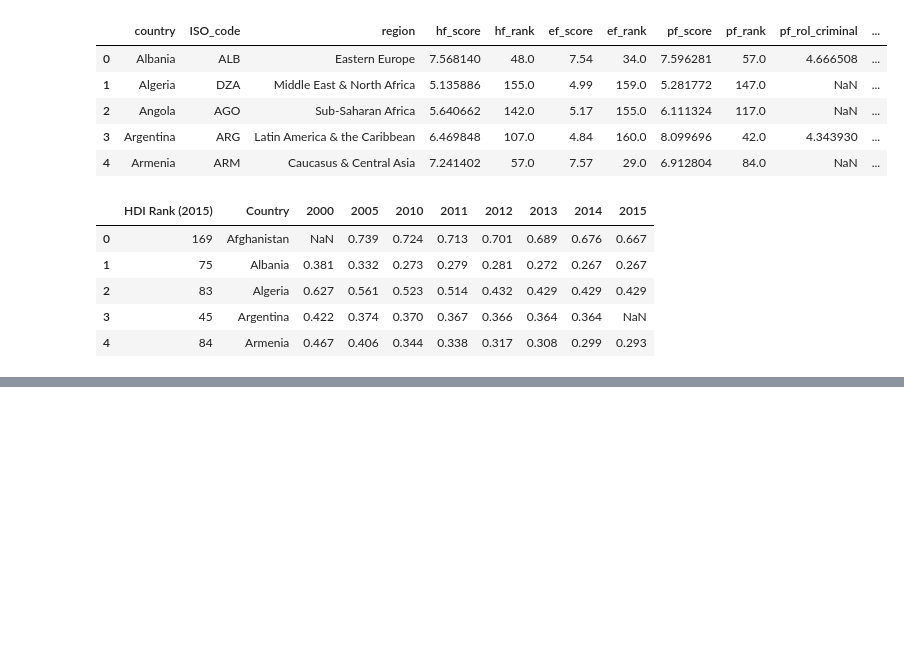
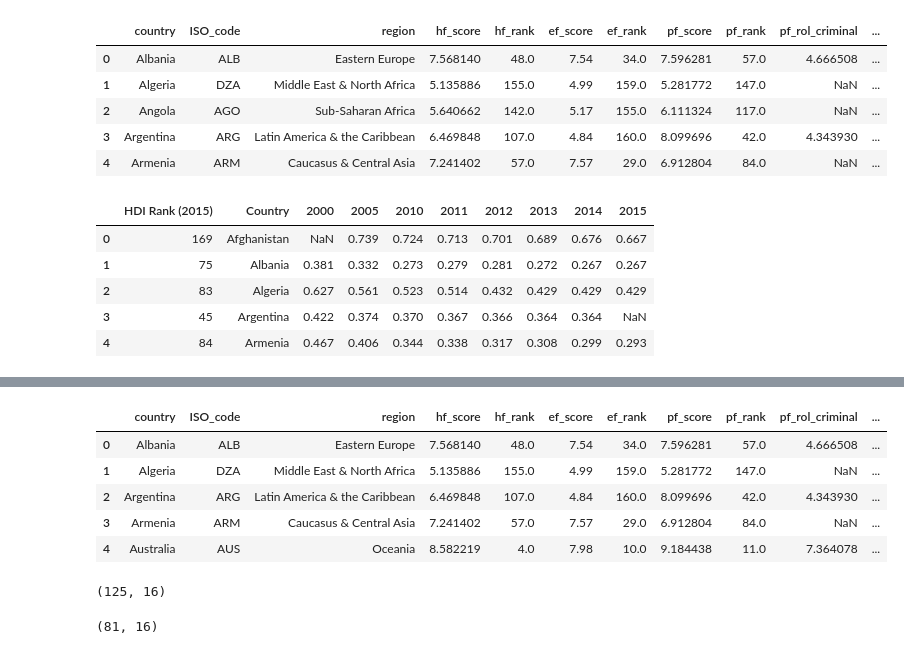
Before and after one commit to danagong/info3300-project1, a Jupyter notebook: datacleaning.ipynb, the cells around one changed output, grey strips where cells are left out. Drawn from its saved outputs; the diff is of its cells as text; code cells hidden in the pictures; blank space fills up the shorter version.

Commit message:
data cleaning

```diff
--- a/datacleaning.ipynb
+++ b/datacleaning.ipynb
@@ -55,0 +63,4 @@ gii.head()
+# %%
+# data from https://data.worldbank.org/indicator/SP.POP.TOTL
+pop = pd.read_csv('population.csv')
+pop.head()
@@ -55,0 +75,4 @@ gii.head()
+# %%
+pop = pop.rename(columns={'Country Name':'country', '2021':'2021_pop'})
+pop = pop[['country','2021_pop']]
+pop.head()
@@ -55,0 +86,21 @@ gii.head()
+# %%
+final = hfi.merge(gii, left_on='country', right_on='country')
+final = final.merge(pop, left_on = 'country', right_on ='country')
+# %%
+final.head()
+# %% [output]
+|  | country | ISO_code | region | hf_score | hf_rank | ef_score | ef_rank | pf_score | pf_rank | pf_rol_criminal | ... |
+| 0 | Albania | ALB | Eastern Europe | 7.568140 | 48.0 | 7.54 | 34.0 | 7.596281 | 57.0 | 4.666508 | ... |
+| 1 | Algeria | DZA | Middle East & North Africa | 5.135886 | 155.0 | 4.99 | 159.0 | 5.281772 | 147.0 | NaN | ... |
+| 2 | Argentina | ARG | Latin America & the Caribbean | 6.469848 | 107.0 | 4.84 | 160.0 | 8.099696 | 42.0 | 4.343930 | ... |
+| 3 | Armenia | ARM | Caucasus & Central Asia | 7.241402 | 57.0 | 7.57 | 29.0 | 6.912804 | 84.0 | NaN | ... |
+| 4 | Australia | AUS | Oceania | 8.582219 | 4.0 | 7.98 | 10.0 | 9.184438 | 11.0 | 7.364078 | ... |
+# %%
+final.shape
+# %% [output]
+(125, 16)
+# %%
+final_na = final.dropna()
+final_na.shape
+# %% [output]
+(81, 16)
```
Also changed, not shown: parts of 4 cells of this notebook, 4 other files.
